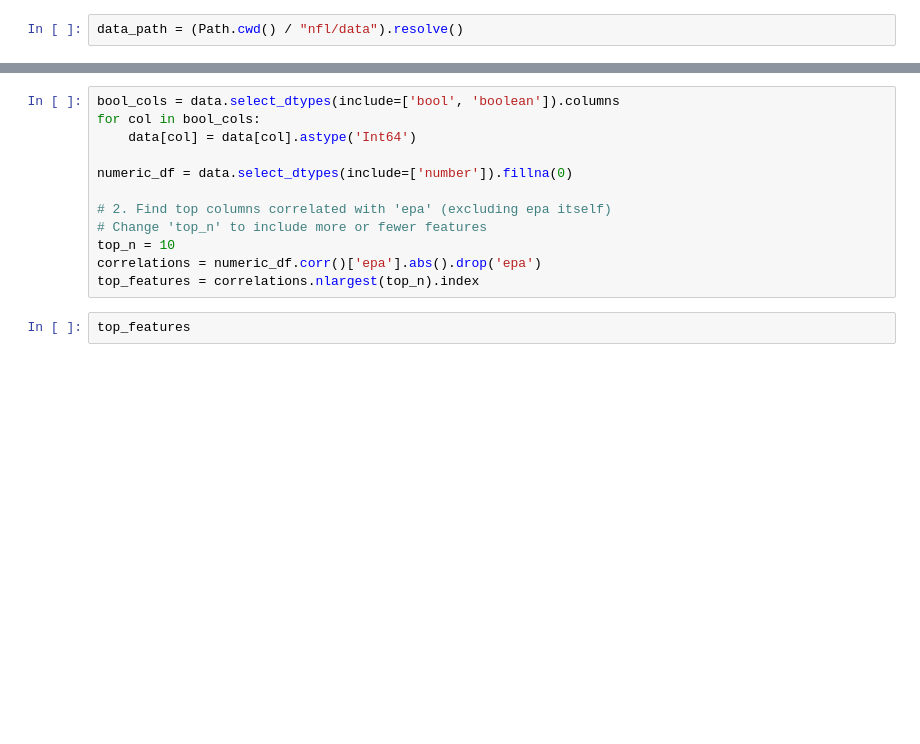
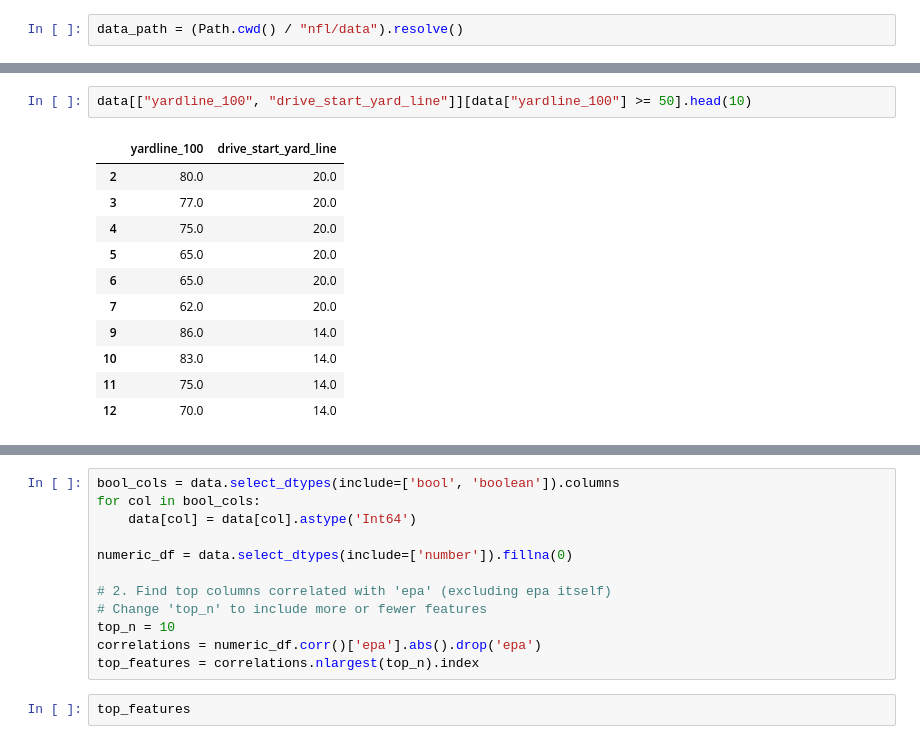
Before and after one commit to pbuccowich/nfl_analytics, a Jupyter notebook: main.ipynb, the cells around one changed output, grey strips where cells are left out. Drawn from its saved outputs; the diff is of its cells as text; blank space fills up the shorter version.

```diff
--- a/main.ipynb
+++ b/main.ipynb
@@ -17,2 +44,16 @@ data.head(2)
+# %%
+data[["yardline_100", "drive_start_yard_line"]][data["yardline_100"] >= 50].head(10)
+# %% [output]
+|  | yardline_100 | drive_start_yard_line |
+| 2 | 80.0 | 20.0 |
+| 3 | 77.0 | 20.0 |
+| 4 | 75.0 | 20.0 |
+| 5 | 65.0 | 20.0 |
+| 6 | 65.0 | 20.0 |
+| 7 | 62.0 | 20.0 |
+| 9 | 86.0 | 14.0 |
+| 10 | 83.0 | 14.0 |
+| 11 | 75.0 | 14.0 |
+| 12 | 70.0 | 14.0 |
 # %%
 data.info()
```
Also changed, not shown: parts of 6 cells of this notebook, 6 other files.
